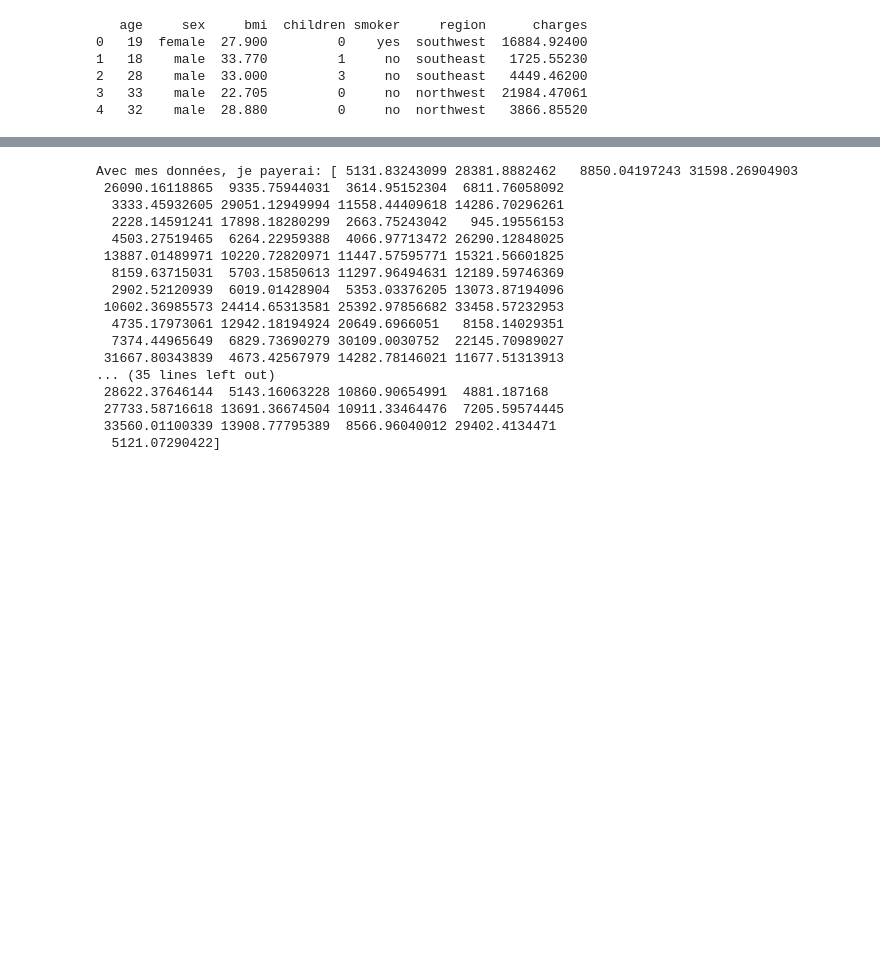
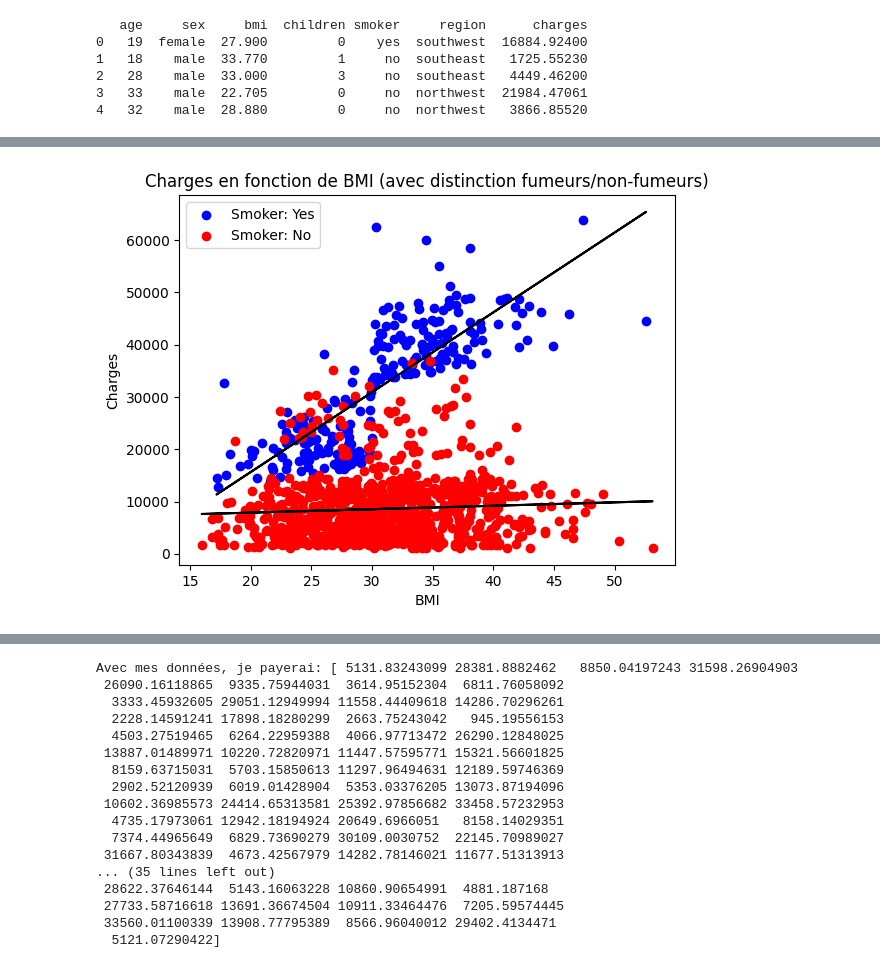
Before and after one commit to AntoineMLD/AssurePeopleUsa, a Jupyter notebook: CV_modelisation_test.ipynb, the cells around one changed output, grey strips where cells are left out. Saved outputs shown, nothing was run; the diff lists cells and outputs as text; code cells hidden in the pictures; blank space fills up the shorter version.

```diff
--- a/CV_modelisation_test.ipynb
+++ b/CV_modelisation_test.ipynb
@@ -99,0 +129,32 @@ Test set Y (201,)
+# %%
+import matplotlib.pyplot as plt
+from sklearn.linear_model import LinearRegression
+
+# Filtrage des données pour les fumeurs et non-fumeurs
+smoker_yes = X_train[X_train['smoker'] == 'yes']
+smoker_no = X_train[X_train['smoker'] == 'no']
+
+# Tracé des points pour les fumeurs et non-fumeurs
+plt.scatter(smoker_yes['bmi'], y_train[smoker_yes.index], color='blue', label='Smoker: Yes')
+plt.scatter(smoker_no['bmi'], y_train[smoker_no.index], color='red', label='Smoker: No')
+
+# Régression linéaire pour les fumeurs
+regression_yes = LinearRegression()
+regression_yes.fit(smoker_yes[['bmi']], y_train.loc[smoker_yes.index])
+plt.plot(smoker_yes['bmi'], regression_yes.predict(smoker_yes[['bmi']]), color='black')
+
+# Régression linéaire pour les non-fumeurs
+regression_no = LinearRegression()
+regression_no.fit(smoker_no[['bmi']], y_train.loc[smoker_no.index])
+plt.plot(smoker_no['bmi'], regression_no.predict(smoker_no[['bmi']]), color='black')
+
+# Définition des titres et des légendes
+plt.title('Charges en fonction de BMI (avec distinction fumeurs/non-fumeurs)')
+plt.xlabel('BMI')
+plt.ylabel('Charges')
+plt.legend()
+
+# Affichage du graphique
+plt.show()
+# %% [output]
+[figure, added]
```
Also changed, not shown: parts of 14 cells of this notebook.
